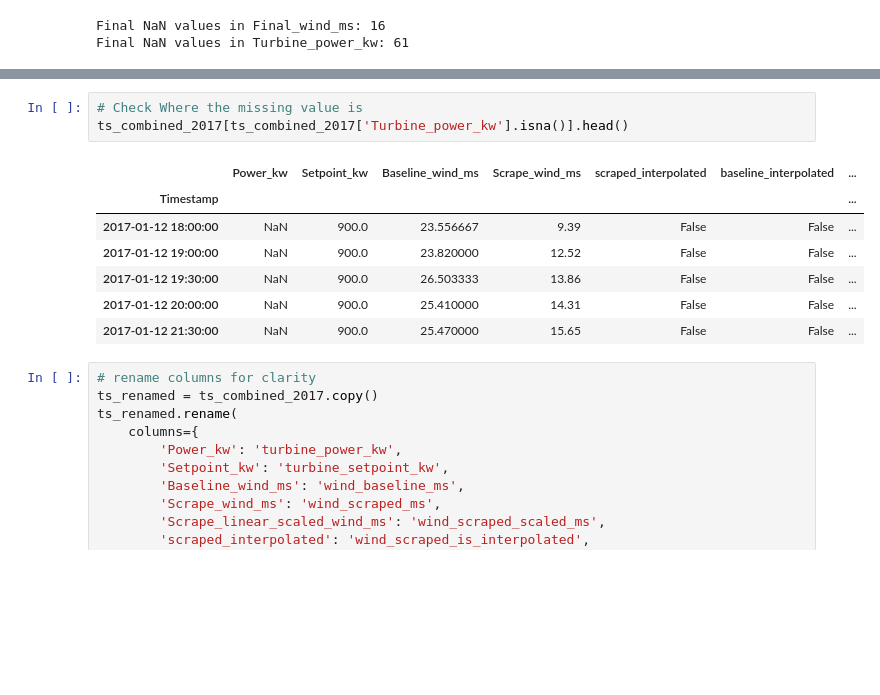
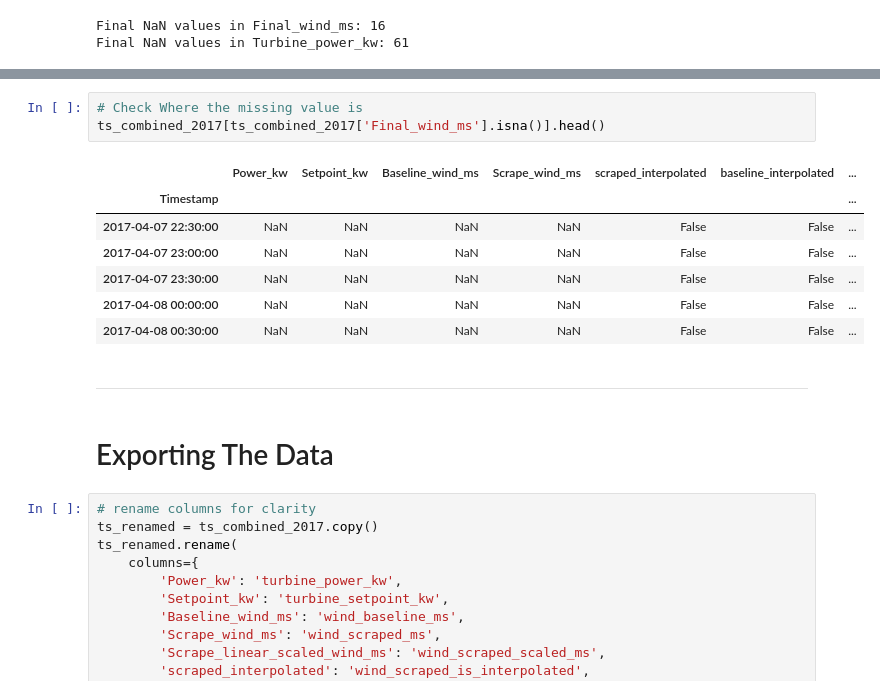
Before and after one commit to ryanabsar/AIB-Capstone-Project, a Jupyter notebook: 02_notebooks/96_Turbine_Analysis.ipynb, the cells around one changed output, grey strips where cells are left out. Cells and saved outputs as stored; diff of their text form; blank space fills up the shorter version.

Commit message:
Finalize turbine and demand data

```diff
--- a/02_notebooks/96_Turbine_Analysis.ipynb
+++ b/02_notebooks/96_Turbine_Analysis.ipynb
@@ -694,14 +730,18 @@ Final NaN values in Turbine_power_kw: 61
 # %%
 # Check Where the missing value is
-ts_combined_2017[ts_combined_2017['Turbine_power_kw'].isna()].head()
+ts_combined_2017[ts_combined_2017['Final_wind_ms'].isna()].head()
 # %% [output]
 |  | Power_kw | Setpoint_kw | Baseline_wind_ms | Scrape_wind_ms | scraped_interpolated | baseline_interpolated | ... |
 | Timestamp |  |  |  |  |  |  | ... |
-| 2017-01-12 18:00:00 | NaN | 900.0 | 23.556667 | 9.39 | False | False | ... |
-| 2017-01-12 19:00:00 | NaN | 900.0 | 23.820000 | 12.52 | False | False | ... |
-| 2017-01-12 19:30:00 | NaN | 900.0 | 26.503333 | 13.86 | False | False | ... |
-| 2017-01-12 20:00:00 | NaN | 900.0 | 25.410000 | 14.31 | False | False | ... |
-| 2017-01-12 21:30:00 | NaN | 900.0 | 25.470000 | 15.65 | False | False | ... |
+| 2017-04-07 22:30:00 | NaN | NaN | NaN | NaN | False | False | ... |
+| 2017-04-07 23:00:00 | NaN | NaN | NaN | NaN | False | False | ... |
+| 2017-04-07 23:30:00 | NaN | NaN | NaN | NaN | False | False | ... |
+| 2017-04-08 00:00:00 | NaN | NaN | NaN | NaN | False | False | ... |
+| 2017-04-08 00:30:00 | NaN | NaN | NaN | NaN | False | False | ... |
+# %% [markdown]
+---
+# %% [markdown]
+# Exporting The Data
 # %%
 # rename columns for clarity
 ts_renamed = ts_combined_2017.copy()
```
Also changed, not shown: parts of 7 cells of this notebook, 1 other file.
